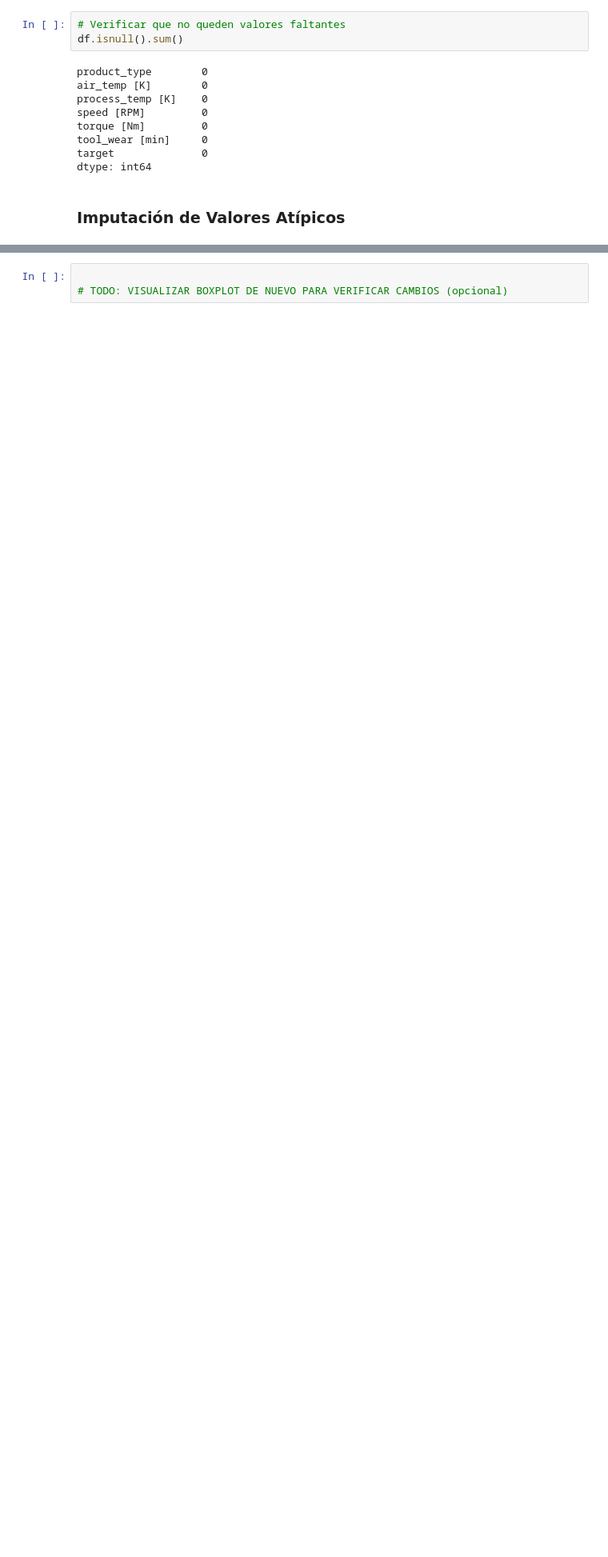
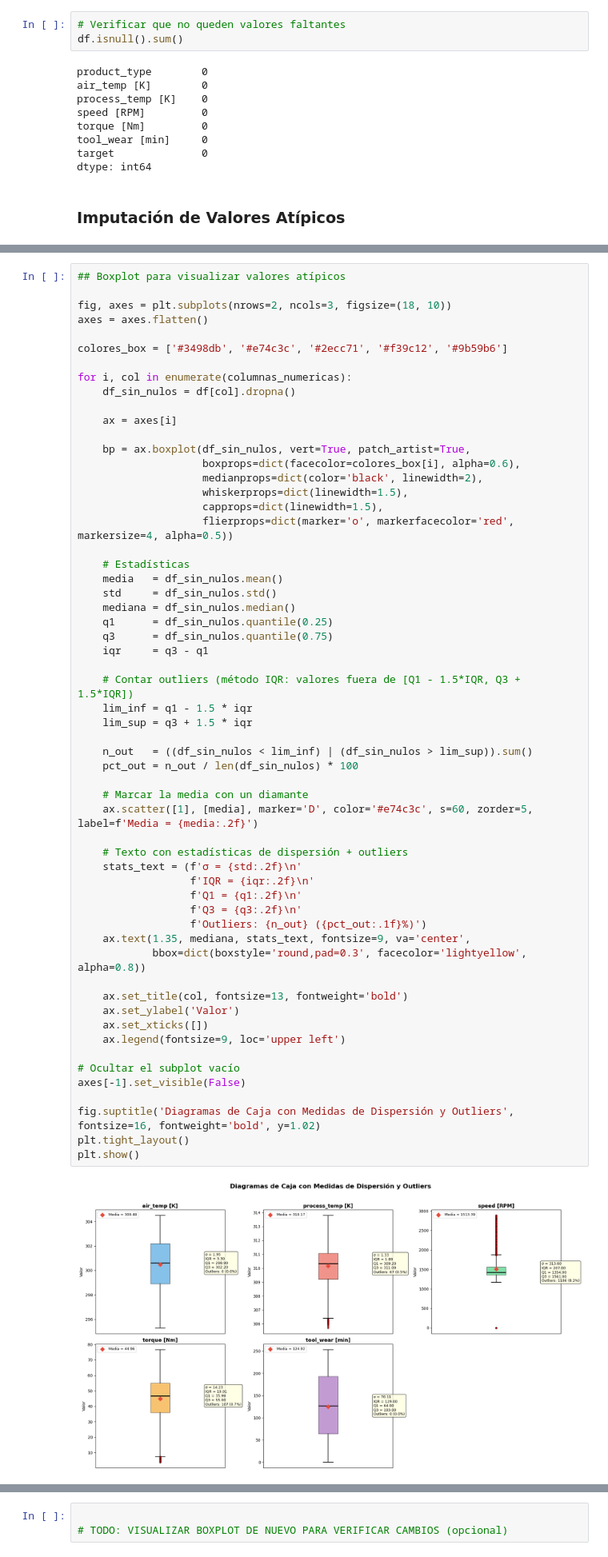
Before and after one commit to gonzag8/TP-Ciencia-de-Datos, a Jupyter notebook: Core/tp_cdd.ipynb, the cells around one changed output, grey strips where cells are left out. Shown at 80% size. Saved outputs shown, nothing was run; the diff lists cells and outputs as text; blank space fills up the shorter version.

```diff
--- a/Core/tp_cdd.ipynb
+++ b/Core/tp_cdd.ipynb
@@ -483,2 +481,62 @@ dtype: int64
+# %%
+## Boxplot para visualizar valores atípicos
+
+fig, axes = plt.subplots(nrows=2, ncols=3, figsize=(18, 10))
+axes = axes.flatten()
+
+colores_box = ['#3498db', '#e74c3c', '#2ecc71', '#f39c12', '#9b59b6']
+
+for i, col in enumerate(columnas_numericas):
+    df_sin_nulos = df[col].dropna()
+
+    ax = axes[i]
+
+    bp = ax.boxplot(df_sin_nulos, vert=True, patch_artist=True,
+                    boxprops=dict(facecolor=colores_box[i], alpha=0.6),
+                    medianprops=dict(color='black', linewidth=2),
+                    whiskerprops=dict(linewidth=1.5),
+                    capprops=dict(linewidth=1.5),
+                    flierprops=dict(marker='o', markerfacecolor='red', markersize=4, alpha=0.5))
+
+    # Estadísticas
+    media   = df_sin_nulos.mean()
+    std     = df_sin_nulos.std()
+    mediana = df_sin_nulos.median()
+    q1      = df_sin_nulos.quantile(0.25)
+    q3      = df_sin_nulos.quantile(0.75)
+    iqr     = q3 - q1
+
+    # Contar outliers (método IQR: valores fuera de [Q1 - 1.5*IQR, Q3 + 1.5*IQR])
+    lim_inf = q1 - 1.5 * iqr
+    lim_sup = q3 + 1.5 * iqr
+
+    n_out   = ((df_sin_nulos < lim_inf) | (df_sin_nulos > lim_sup)).sum()
+    pct_out = n_out / len(df_sin_nulos) * 100
+
+    # Marcar la media con un diamante
+    ax.scatter([1], [media], marker='D', color='#e74c3c', s=60, zorder=5, label=f'Media = {media:.2f}')
+
+    # Texto con estadísticas de dispersión + outliers
+    stats_text = (f'σ = {std:.2f}\n'
+                  f'IQR = {iqr:.2f}\n'
+                  f'Q1 = {q1:.2f}\n'
+                  f'Q3 = {q3:.2f}\n'
+                  f'Outliers: {n_out} ({pct_out:.1f}%)')
+    ax.text(1.35, mediana, stats_text, fontsize=9, va='center',
+            bbox=dict(boxstyle='round,pad=0.3', facecolor='lightyellow', alpha=0.8))
+
+    ax.set_title(col, fontsize=13, fontweight='bold')
+    ax.set_ylabel('Valor')
+    ax.set_xticks([])
+    ax.legend(fontsize=9, loc='upper left')
+
+# Ocultar el subplot vacío
+axes[-1].set_visible(False)
+
+fig.suptitle('Diagramas de Caja con Medidas de Dispersión y Outliers', fontsize=16, fontweight='bold', y=1.02)
+plt.tight_layout()
+plt.show()
+# %% [output]
+[figure, added]
 # %%
 ## Optamos por reemplazar los valores por la mediana de los valores correctos
```
Also changed, not shown: parts of 17 cells of this notebook, 3 other files.
